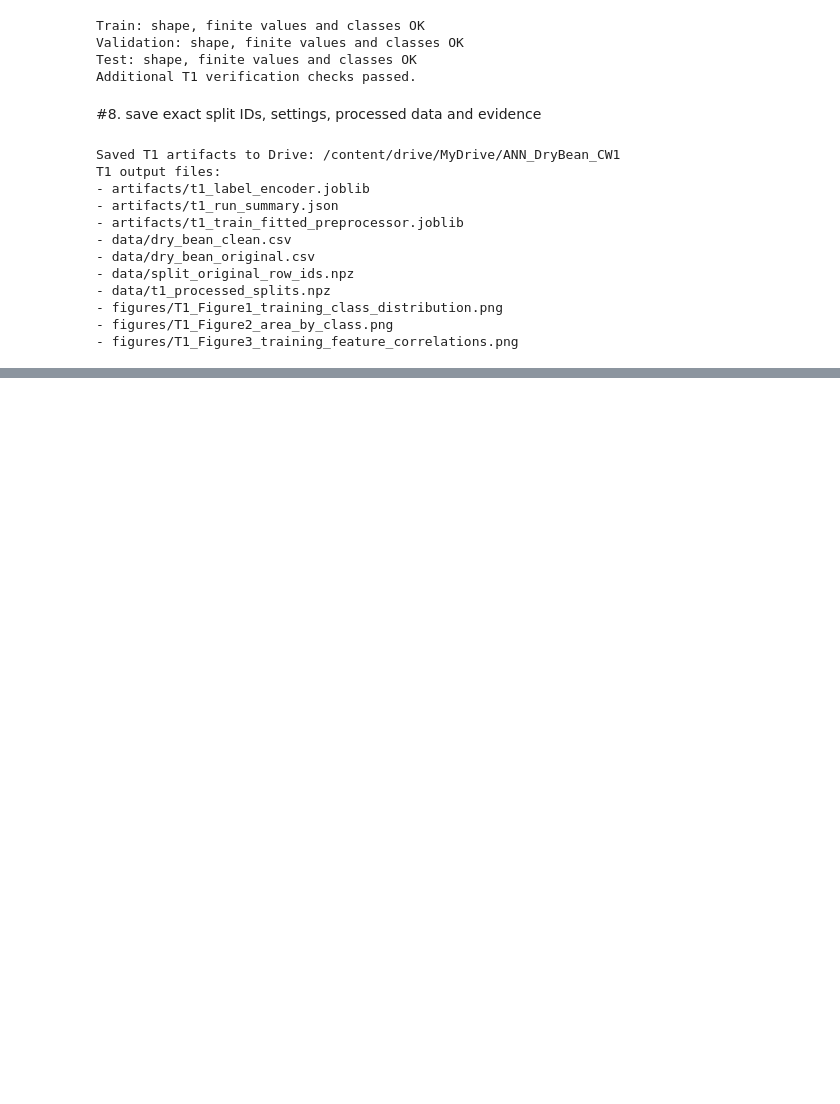
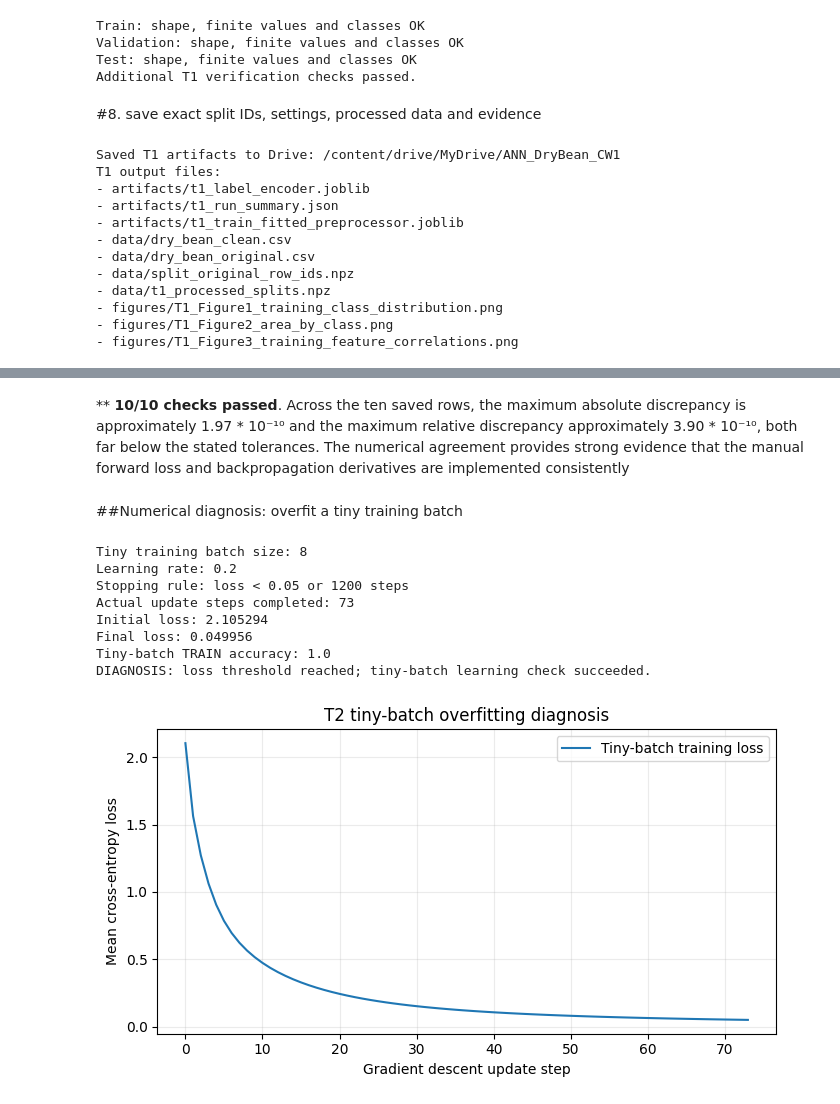
Before and after one commit to Thathsara-Devindi/ANN-Dry-Bean-Classification, a Jupyter notebook: ANN_cw1.ipynb, the cells around one changed output, grey strips where cells are left out. Saved outputs shown, nothing was run; the diff lists cells and outputs as text; code cells hidden in the pictures; blank space fills up the shorter version.

```diff
--- a/ANN_cw1.ipynb
+++ b/ANN_cw1.ipynb
@@ -404,0 +635,54 @@ T1 output files:
+# %% [markdown]
+** **10/10 checks passed**. Across the ten saved rows, the maximum absolute discrepancy is approximately 1.97 * 10⁻¹⁰ and the maximum relative discrepancy approximately 3.90 * 10⁻¹⁰, both far below the stated tolerances. The numerical agreement provides strong evidence that the manual forward loss and backpropagation derivatives are implemented consistently
+# %% [markdown]
+##Numerical diagnosis: overfit a tiny training batch
+# %%
+#Tiny batch overfit diagnostic
+import matplotlib.pyplot as plt
+
+t2_tiny_ids = [np.flatnonzero(t2_ysub == k)[0] for k in range(7)]
+t2_tiny_ids.append(np.flatnonzero(t2_ysub == 3)[1])
+t2_tiny_X = t2_Xsub[t2_tiny_ids]
+t2_tiny_y = t2_ysub[t2_tiny_ids]
+t2_tiny_model = T2NumpyMLP(seed=99)
+t2_tiny_lr, t2_tiny_max_steps = 0.20, 1200
+t2_tiny_threshold = 0.05
+t2_tiny_losses = [t2_tiny_model.loss(t2_tiny_X, t2_tiny_y)]
+for step in range(1, t2_tiny_max_steps+1):
+    t2_sgd_step(t2_tiny_model,
+                t2_backward(t2_tiny_model, t2_tiny_X, t2_tiny_y),
+                t2_tiny_lr)
+    current_loss = t2_tiny_model.loss(t2_tiny_X, t2_tiny_y)
+    t2_tiny_losses.append(current_loss)
+    if current_loss < t2_tiny_threshold:
+        break
+t2_tiny_steps = step
+t2_tiny_acc = t2_tiny_model.accuracy(t2_tiny_X, t2_tiny_y)
+print('Tiny training batch size:', len(t2_tiny_y))
+print('Learning rate:', t2_tiny_lr)
+print('Stopping rule: loss <', t2_tiny_threshold, 'or', t2_tiny_max_steps, 'steps')
+print('Actual update steps completed:', t2_tiny_steps)
+print('Initial loss:', round(t2_tiny_losses[0], 6))
+print('Final loss:', round(t2_tiny_losses[-1], 6))
+print('Tiny-batch TRAIN accuracy:', round(t2_tiny_acc, 4))
+if t2_tiny_losses[-1] >= t2_tiny_threshold:
+    print('DIAGNOSIS: threshold not reached; inspect learning rate, capacity or gradient behaviour.')
+else:
+    print('DIAGNOSIS: loss threshold reached; tiny-batch learning check succeeded.')
+plt.figure(figsize=(7,4))
+plt.plot(t2_tiny_losses, label='Tiny-batch training loss')
+plt.xlabel('Gradient descent update step'); plt.ylabel('Mean cross-entropy loss')
+plt.title('T2 tiny-batch overfitting diagnosis'); plt.legend(); plt.grid(alpha=.25)
+plt.tight_layout()
+plt.savefig(t2_figures / 'T2_tiny_batch_loss.png', dpi=170)
+plt.show()
+# %% [output]
+Tiny training batch size: 8
+Learning rate: 0.2
+Stopping rule: loss < 0.05 or 1200 steps
+Actual update steps completed: 73
+Initial loss: 2.105294
+Final loss: 0.049956
+Tiny-batch TRAIN accuracy: 1.0
+DIAGNOSIS: loss threshold reached; tiny-batch learning check succeeded.
+[figure, added]
```
Also changed, not shown: parts of 18 cells of this notebook.
